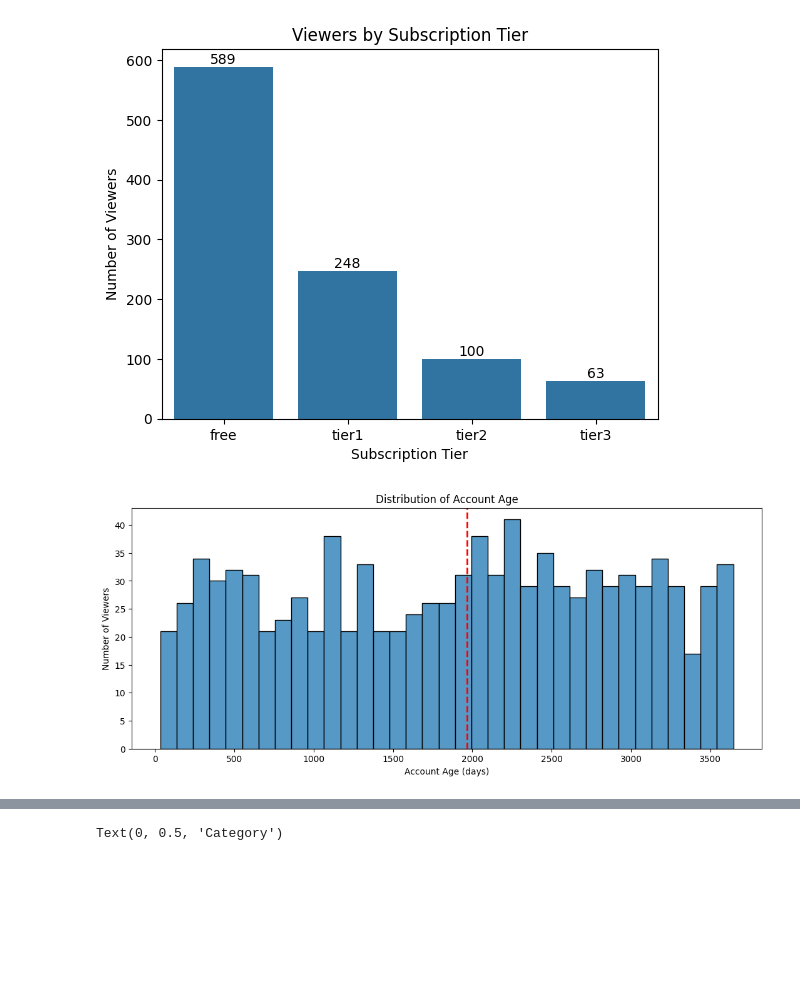
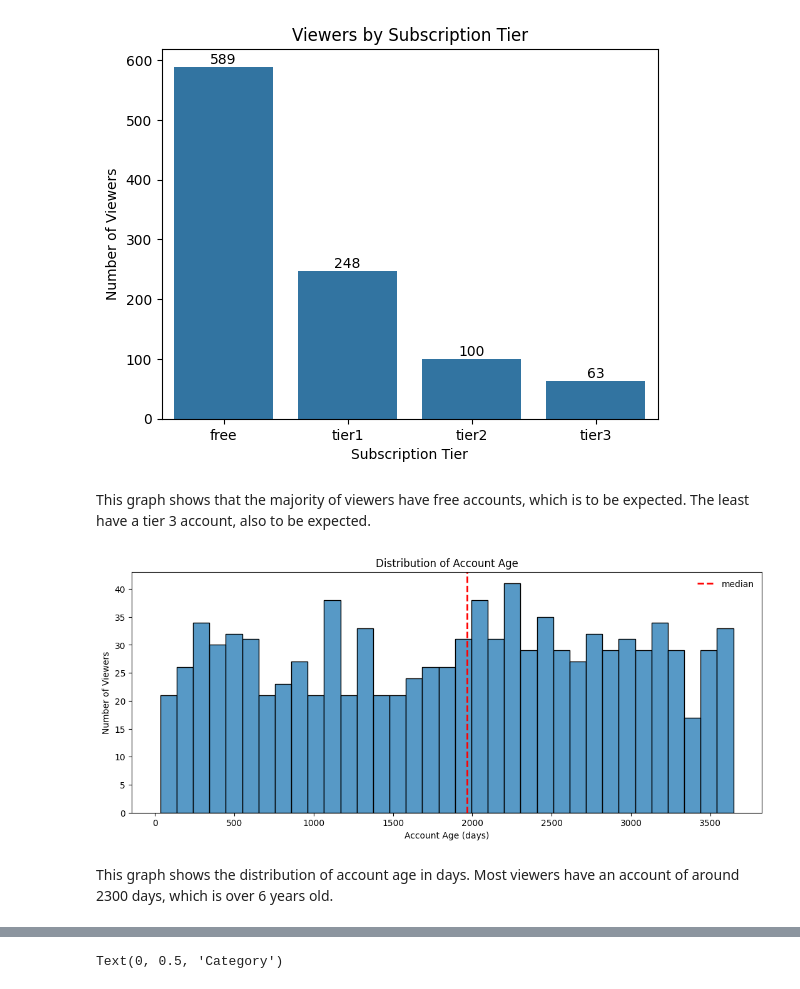
Before and after one commit to zlwym/Assignment01_IAT461, a Jupyter notebook: IAT461-Assignment01-Scaffold.ipynb, the cells around one changed output, grey strips where cells are left out. Saved outputs shown, nothing was run; the diff lists cells and outputs as text; code cells hidden in the pictures; blank space fills up the shorter version.

```diff
--- a/IAT461-Assignment01-Scaffold.ipynb
+++ b/IAT461-Assignment01-Scaffold.ipynb
@@ -635,20 +673,27 @@ subTierChart.bar_label(subTierChart.containers[0])
 plt.show()
 # %% [output]
 [figure]
+# %% [markdown]
+This graph shows that the majority of viewers have free accounts, which is to be expected. The least have a tier 3 account, also to be expected.
 # %%
 #Account age distribution
 
 plt.figure(figsize=(13, 5))
+
 accAgeDistChart = sns.histplot(viewers['account_age_days'], bins = 35)
+
 plt.title('Distribution of Account Age')
 plt.xlabel('Account Age (days)')
 plt.ylabel('Number of Viewers')
 
-accAgeDistChart.axvline(viewers['account_age_days'].median(), color='red', linestyle='dashed', linewidth=2)
+accAgeDistChart.axvline(viewers['account_age_days'].median(), color='red', linestyle='dashed', linewidth=2, label = "median")
+accAgeDistChart.legend(frameon = False)
 
 plt.show()
 # %% [output]
-[figure, old version]
+[figure, new version]
+# %% [markdown]
+This graph shows the distribution of account age in days. Most viewers have an account of around 2300 days, which is over 6 years old.
 # %%
 #Boxplot by tier
 
```
Also changed, not shown: parts of 19 cells of this notebook.
